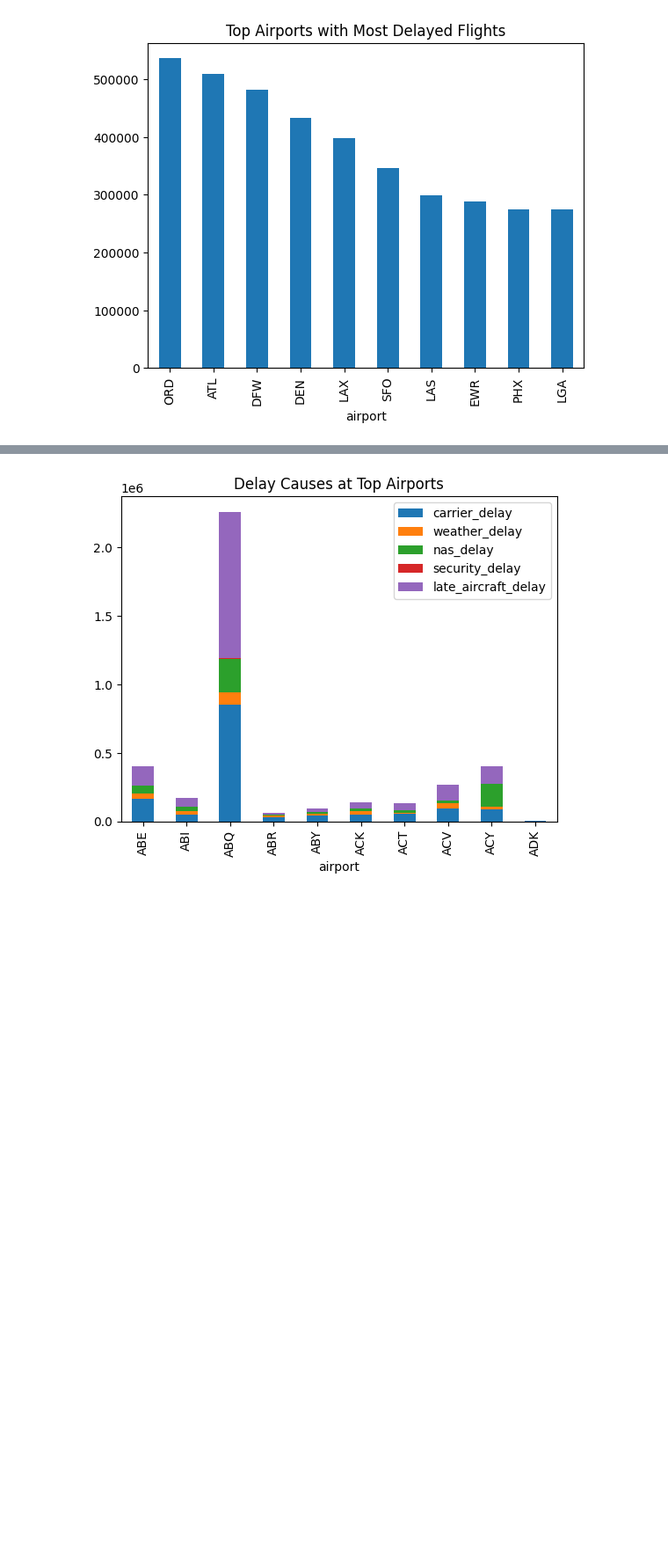
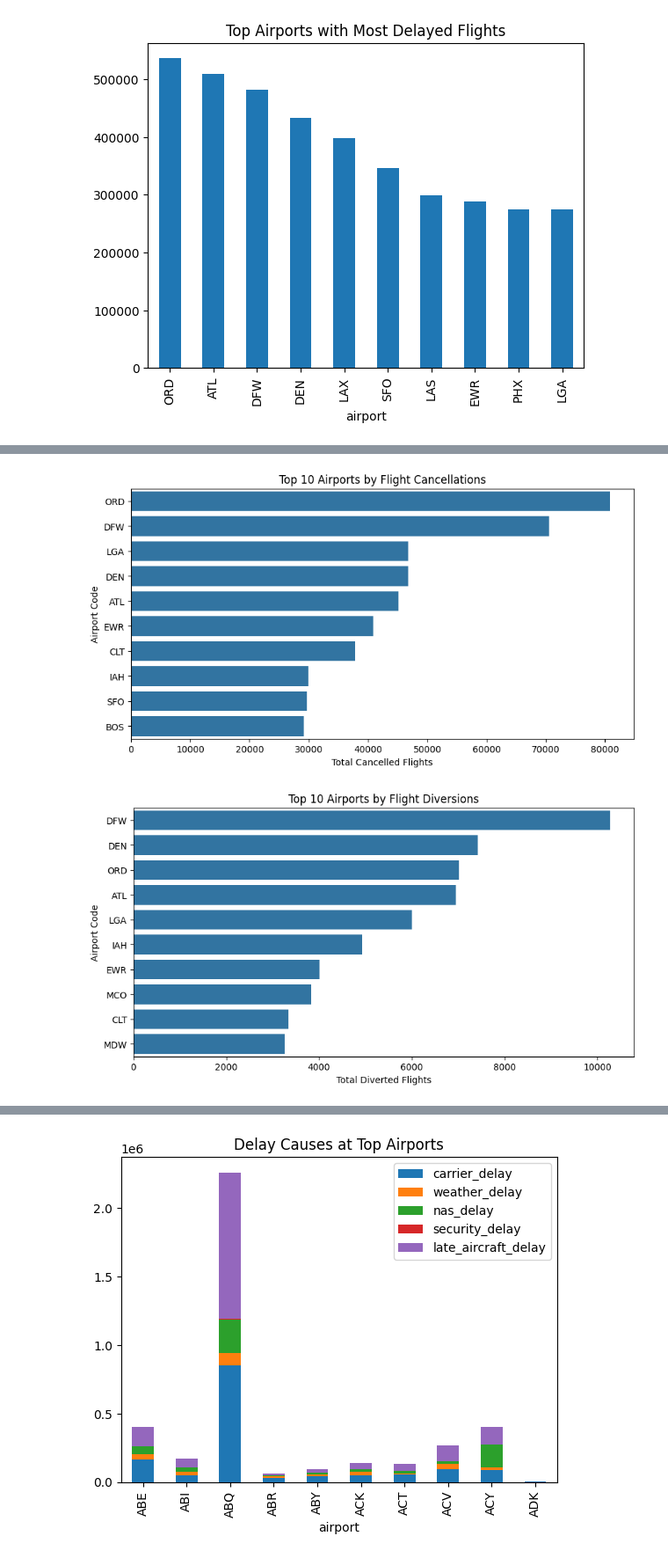
Before and after one commit to santoshkhadk/airline-delay-pipeline, a Jupyter notebook: notebook/airline-delay.ipynb, the cells around one changed output, grey strips where cells are left out. Shown at 88% size. Cells and saved outputs as stored; diff of their text form; code cells hidden in the pictures; blank space fills up the shorter version.

```diff
--- a/notebook/airline-delay.ipynb
+++ b/notebook/airline-delay.ipynb
@@ -588,3 +724,34 @@ plt.show()
 # %%
-airport_cancel = df.groupby('airport')['arr_cancelled'].sum().sort_values(ascending=False).head(10)
-airport_divert = df.groupby('airport')['arr_diverted'].sum().sort_values(ascending=False).head(10)
+airport_cancel = (
+    df.groupby('airport')['arr_cancelled']
+      .sum()
+      .sort_values(ascending=False)
+      .head(10)
+)
+
+# Top 10 airports by diversions
+airport_divert = (
+    df.groupby('airport')['arr_diverted']
+      .sum()
+      .sort_values(ascending=False)
+      .head(10)
+)
+
+# ---- Plot 1: Cancellations ----
+plt.figure(figsize=(10,5))
+sns.barplot(x=airport_cancel.values, y=airport_cancel.index)
+plt.title("Top 10 Airports by Flight Cancellations")
+plt.xlabel("Total Cancelled Flights")
+plt.ylabel("Airport Code")
+plt.show()
+
+# ---- Plot 2: Diversions ----
+plt.figure(figsize=(10,5))
+sns.barplot(x=airport_divert.values, y=airport_divert.index)
+plt.title("Top 10 Airports by Flight Diversions")
+plt.xlabel("Total Diverted Flights")
+plt.ylabel("Airport Code")
+plt.show()
+# %% [output]
+[figure, added]
+[figure, added]
```
Also changed, not shown: parts of 57 cells of this notebook.
